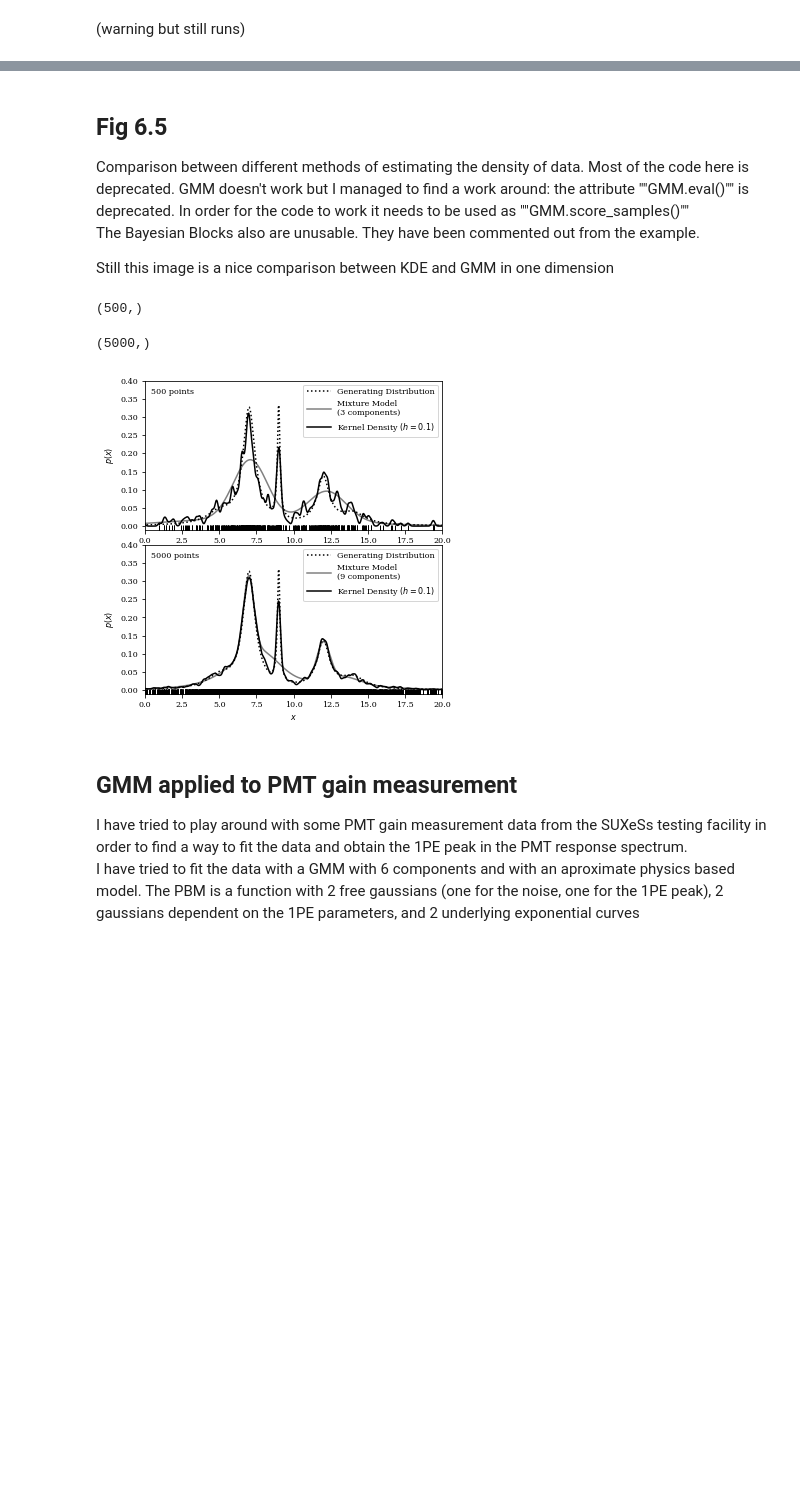
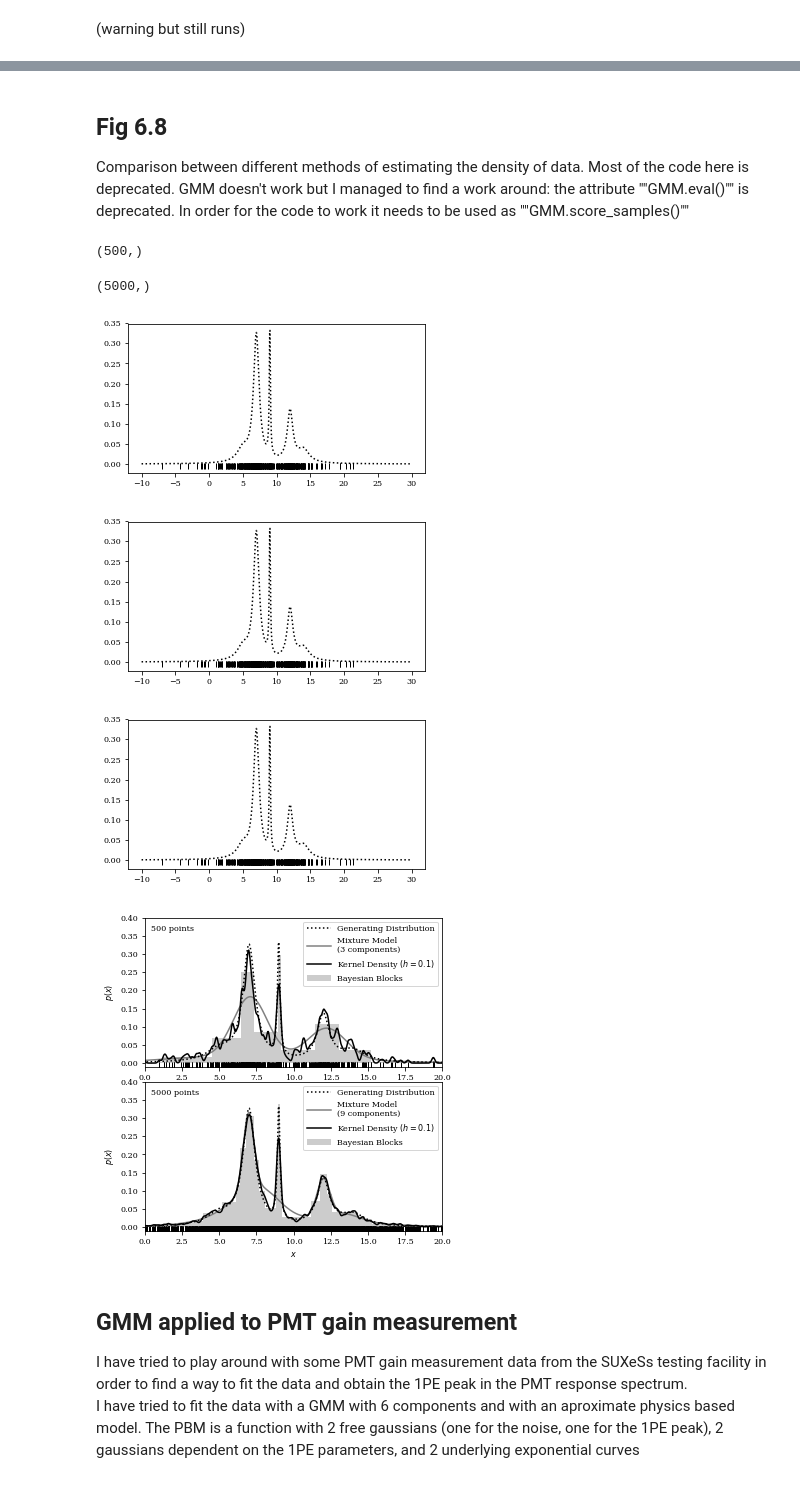
Before and after one commit to oskarkleincentre/MachineLearningInAstronomy, a Jupyter notebook: classes/Hand_On_2/Figure_scripts/Hands_on_Ch6.ipynb, the cells around one changed output, grey strips where cells are left out. Drawn from its saved outputs; the diff is of its cells as text; code cells hidden in the pictures; blank space fills up the shorter version.

```diff
--- a/classes/Hand_On_2/Figure_scripts/Hands_on_Ch6.ipynb
+++ b/classes/Hand_On_2/Figure_scripts/Hands_on_Ch6.ipynb
@@ -47,16 +72,16 @@ run ./fig4_GreatWall_nearest_neighbor.py
 # %% [markdown]
-## Fig 6.5
+## Fig 6.8
 
 Comparison between different methods of estimating the density of data. Most of the code here is deprecated. GMM doesn't work but I managed to find a work around: the attribute ""GMM.eval()"" is deprecated. In order for the code to work it needs to be used as ""GMM.score_samples()"" <br />
-The Bayesian Blocks also are unusable. They have been commented out from the example.
-
-Still this image is a nice comparison between KDE and GMM in one dimension
 # %%
-run ./fig5_GMM_KDE_BB.py
+run ./fig8_GMM_KDE_BB.py
 # %% [output]
 (500,)
 (5000,)
-[figure, old version]
+[figure, new version]
+[figure, added]
+[figure, added]
+[figure, added]
 # %% [markdown]
 ## GMM applied to PMT gain measurement
 
```
Also changed, not shown: parts of 6 cells of this notebook, 8 other files.
